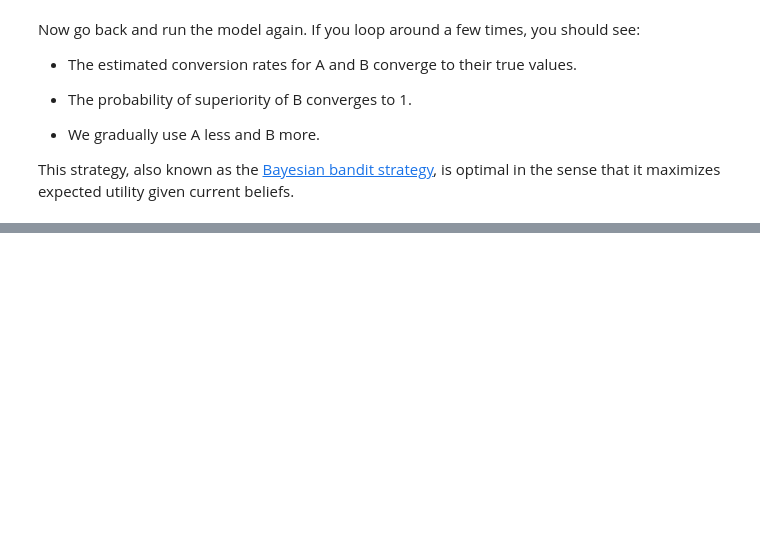
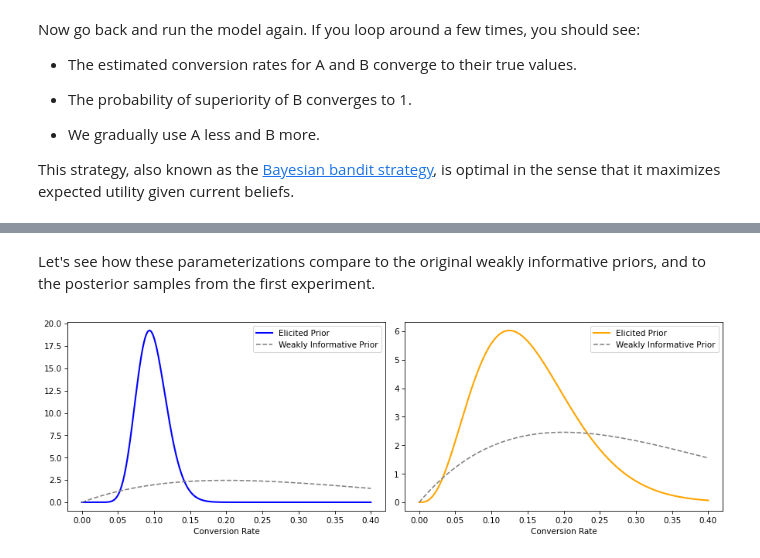
Before and after one commit to pymc-labs/ai_decision_workshop, a Jupyter notebook: soln/02_bayesian_bandits.ipynb, the cells around one changed output, grey strips where cells are left out. Drawn from its saved outputs; the diff is of its cells as text; code cells hidden in the pictures; blank space fills up the shorter version.

```diff
--- a/soln/02_bayesian_bandits.ipynb
+++ b/soln/02_bayesian_bandits.ipynb
@@ -218,0 +303,19 @@ This strategy, also known as the [Bayesian bandit strategy](https://en.wikipedia
+# %% [markdown]
+Let's see how these parameterizations compare to the original weakly informative priors, and to the posterior samples from the first experiment.
+# %%
+fig, axes = plt.subplots(1, 2, figsize=(12, 4))
+
+x = np.linspace(0, 0.4, 1000)
+axes[0].plot(x, prior_A_informed.pdf(x), label='Elicited Prior', color='blue', linewidth=2)
+axes[0].plot(x, pz.Beta(2, 5).pdf(x), label='Weakly Informative Prior', color='gray', linestyle='--')
+axes[0].legend()
+axes[0].set_xlabel('Conversion Rate')
+
+axes[1].plot(x, prior_B_informed.pdf(x), label='Elicited Prior', color='orange', linewidth=2)
+axes[1].plot(x, pz.Beta(2, 5).pdf(x), label='Weakly Informative Prior', color='gray', linestyle='--')
+axes[1].legend()
+axes[1].set_xlabel('Conversion Rate')
+
+plt.tight_layout();
+# %% [output]
+[figure, added]
```
Also changed, not shown: parts of 30 cells of this notebook, 1 other file.
